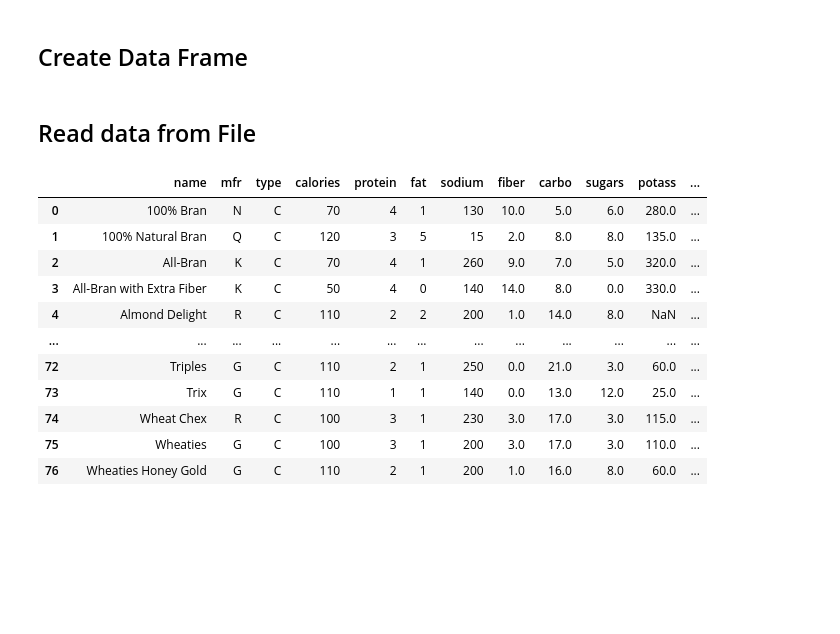
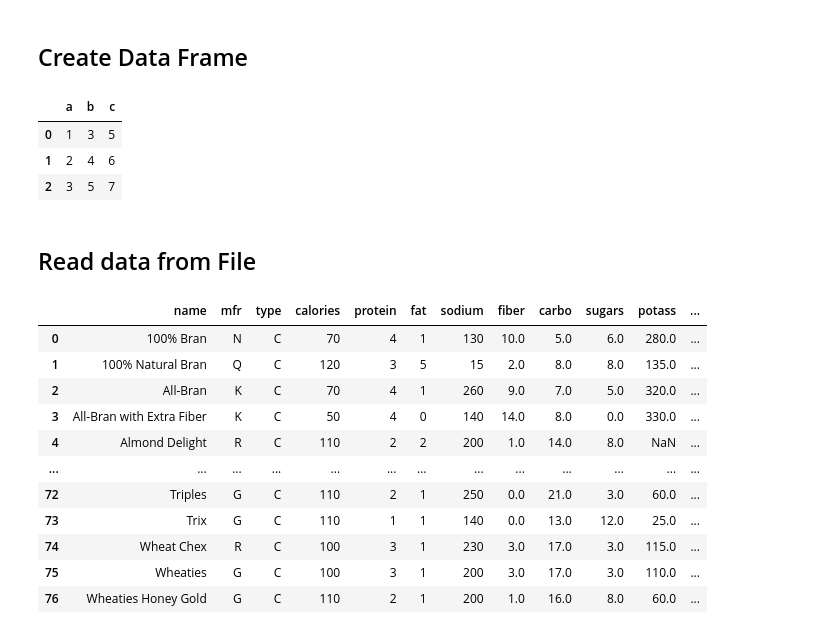
Before and after one commit to teukumulya-ichsan/ML_supervised_learning, a Jupyter notebook: 02 - Pandas Introduction/Part 1 - Pandas Intro (Data Analysis).ipynb, the cells around one changed output. Cells and saved outputs as stored; diff of their text form; code cells hidden in the pictures; blank space fills up the shorter version.

Commit message:
1. Pandas Intro (Data Analysis)

```diff
--- a/02 - Pandas Introduction/Part 1 - Pandas Intro (Data Analysis).ipynb
+++ b/02 - Pandas Introduction/Part 1 - Pandas Intro (Data Analysis).ipynb
@@ -10,3 +8,11 @@ ex_data = {}
+# %%
+ex_data = {"a":[1,2,3], "b": [3,4,5], "c": [5,6,7]}
+pd.DataFrame(ex_data)
+# %% [output]
+|  | a | b | c |
+| 0 | 1 | 3 | 5 |
+| 1 | 2 | 4 | 6 |
+| 2 | 3 | 5 | 7 |
 # %% [markdown]
 ## Read data from File
 # %%
```
Also changed, not shown: parts of 1 cell of this notebook.
